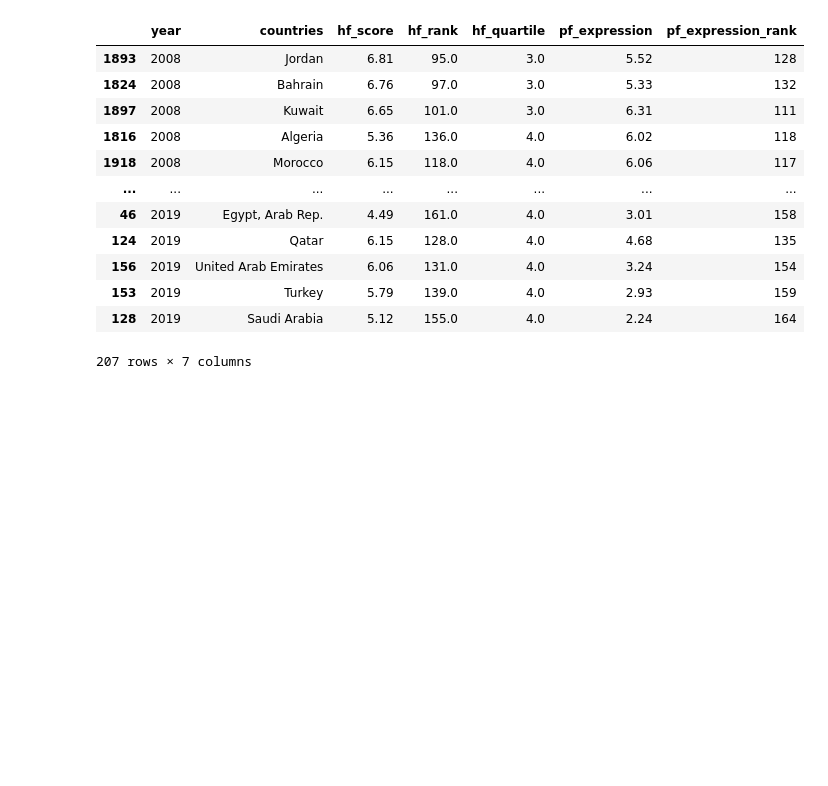
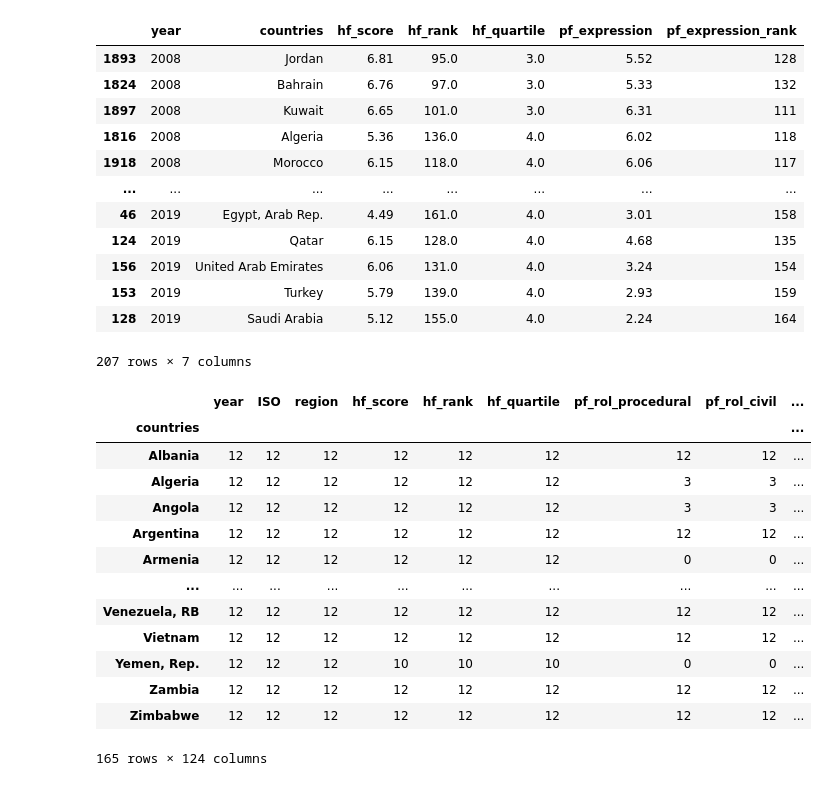
Before and after one commit to NJB7/HumanFreedomIndexProject, a Jupyter notebook: HFIProject.ipynb, the cells around one changed output. Drawn from its saved outputs; the diff is of its cells as text; code cells hidden in the pictures; blank space fills up the shorter version.

```diff
--- a/HFIProject.ipynb
+++ b/HFIProject.ipynb
@@ -182,3 +196,20 @@ df7
 | 153 | 2019 | Turkey | 5.79 | 139.0 | 4.0 | 2.93 | 159 |
 | 128 | 2019 | Saudi Arabia | 5.12 | 155.0 | 4.0 | 2.24 | 164 |
 207 rows × 7 columns
+# %%
+df2.groupby(["countries"]).count()
+# %% [output]
+|  | year | ISO | region | hf_score | hf_rank | hf_quartile | pf_rol_procedural | pf_rol_civil | ... |
+| countries |  |  |  |  |  |  |  |  | ... |
+| Albania | 12 | 12 | 12 | 12 | 12 | 12 | 12 | 12 | ... |
+| Algeria | 12 | 12 | 12 | 12 | 12 | 12 | 3 | 3 | ... |
+| Angola | 12 | 12 | 12 | 12 | 12 | 12 | 3 | 3 | ... |
+| Argentina | 12 | 12 | 12 | 12 | 12 | 12 | 12 | 12 | ... |
+| Armenia | 12 | 12 | 12 | 12 | 12 | 12 | 0 | 0 | ... |
+| ... | ... | ... | ... | ... | ... | ... | ... | ... | ... |
+| Venezuela, RB | 12 | 12 | 12 | 12 | 12 | 12 | 12 | 12 | ... |
+| Vietnam | 12 | 12 | 12 | 12 | 12 | 12 | 12 | 12 | ... |
+| Yemen, Rep. | 12 | 12 | 12 | 10 | 10 | 10 | 0 | 0 | ... |
+| Zambia | 12 | 12 | 12 | 12 | 12 | 12 | 12 | 12 | ... |
+| Zimbabwe | 12 | 12 | 12 | 12 | 12 | 12 | 12 | 12 | ... |
+165 rows × 124 columns
```
Also changed, not shown: parts of 3 cells of this notebook, 1 other file.
